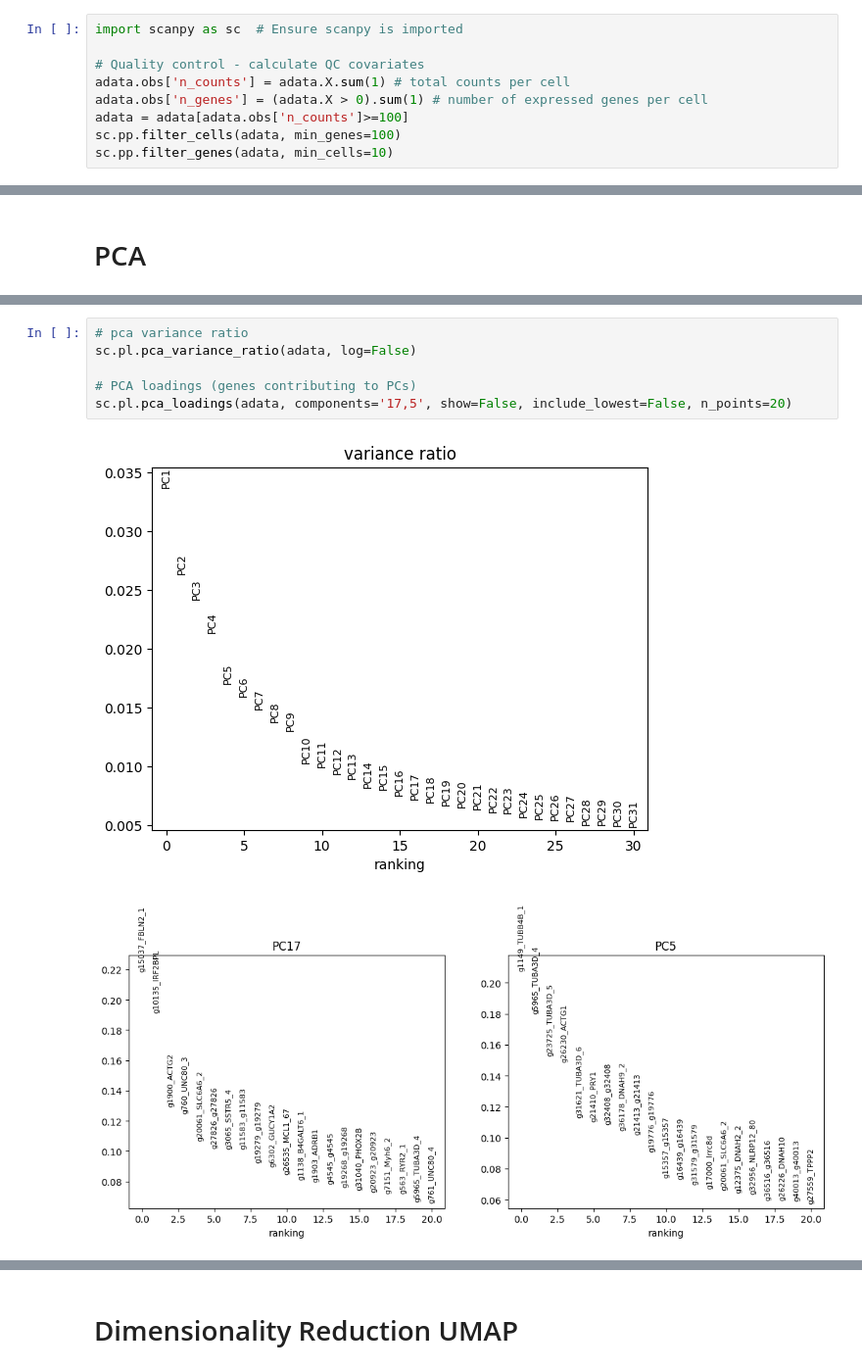
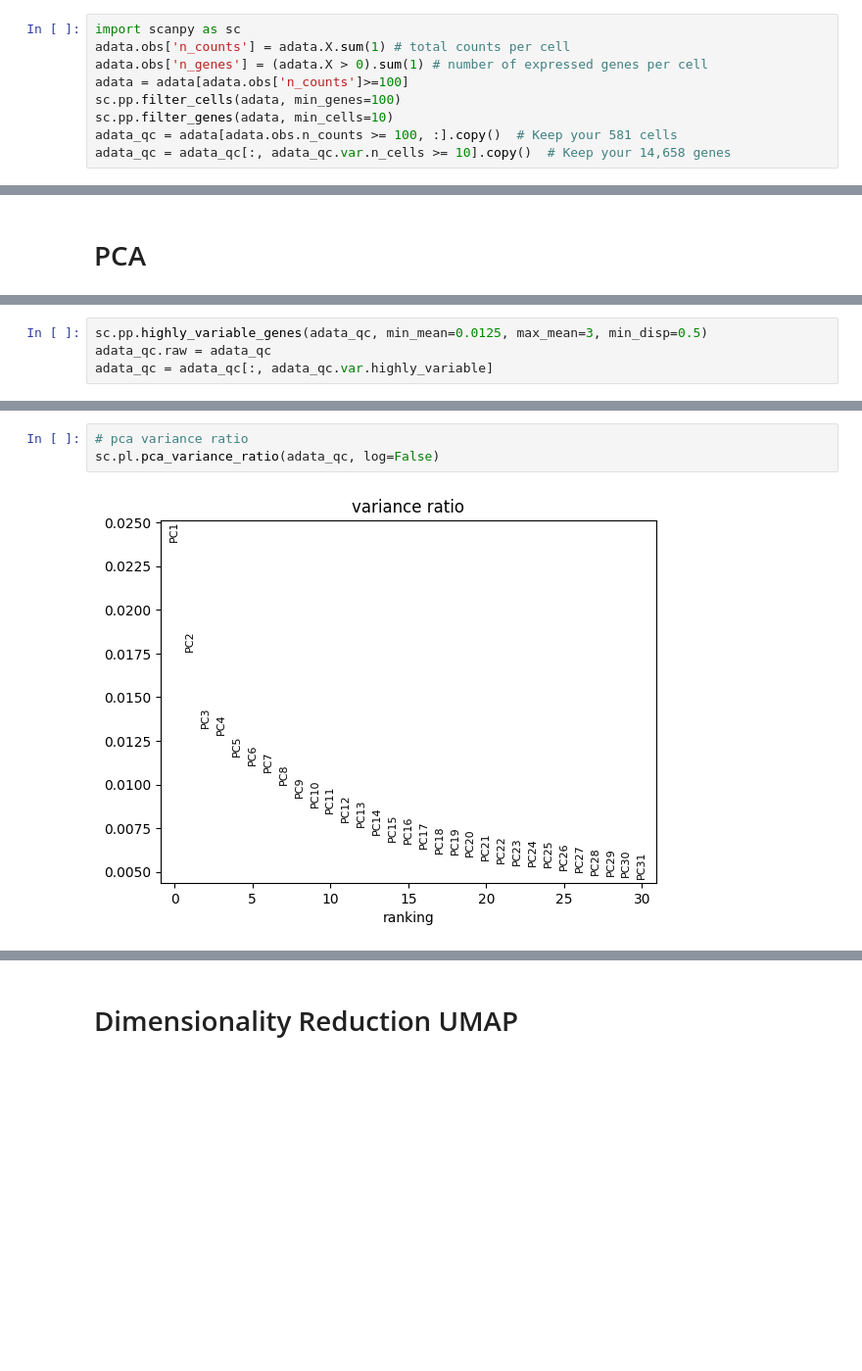
Before and after one commit to ateferos77/botryllus1_2, a Jupyter notebook: Botryllus_dataset1_Base.ipynb, the cells around one changed output, grey strips where cells are left out. Shown at 98% size. Saved outputs shown, nothing was run; the diff lists cells and outputs as text; blank space fills up the shorter version.

```diff
--- a/Botryllus_dataset1_Base.ipynb
+++ b/Botryllus_dataset1_Base.ipynb
@@ -241,14 +241,14 @@ print(total_counts.shape)
 # %% [markdown]
 ## Quality control
 # %%
-import scanpy as sc  # Ensure scanpy is imported
-
-# Quality control - calculate QC covariates
+import scanpy as sc
 adata.obs['n_counts'] = adata.X.sum(1) # total counts per cell
 adata.obs['n_genes'] = (adata.X > 0).sum(1) # number of expressed genes per cell
 adata = adata[adata.obs['n_counts']>=100]
 sc.pp.filter_cells(adata, min_genes=100)
 sc.pp.filter_genes(adata, min_cells=10)
+adata_qc = adata[adata.obs.n_counts >= 100, :].copy()  # Keep your 581 cells
+adata_qc = adata_qc[:, adata_qc.var.n_cells >= 10].copy()  # Keep your 14,658 genes
 # %% [output]
 Trying to modify attribute `.obs` of view, initializing view as actual.
 # %%
@@ -540,0 +271,4 @@ sc.pl.pca_scatter(adata, color=['n_counts', 'n_genes'])
+# %%
+sc.pp.highly_variable_genes(adata_qc, min_mean=0.0125, max_mean=3, min_disp=0.5)
+adata_qc.raw = adata_qc
+adata_qc = adata_qc[:, adata_qc.var.highly_variable]
@@ -541,11 +297,7 @@ sc.pl.pca_scatter(adata, color=['n_counts', 'n_genes'])
 # %%
 # pca variance ratio
-sc.pl.pca_variance_ratio(adata, log=False)
-
-# PCA loadings (genes contributing to PCs)
-sc.pl.pca_loadings(adata, components='17,5', show=False, include_lowest=False, n_points=20)
+sc.pl.pca_variance_ratio(adata_qc, log=False)
 # %% [output]
-[figure, old version]
+[figure, new version]
-[figure, removed]
 # %%
 # 1. Calculate cumulative variance explained
```
Also changed, not shown: parts of 111 cells of this notebook, 3 other files.
